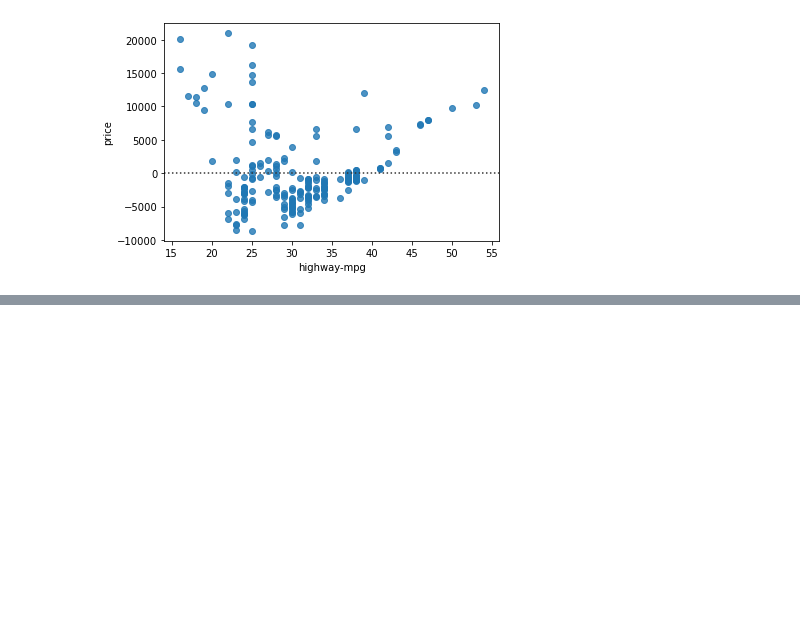
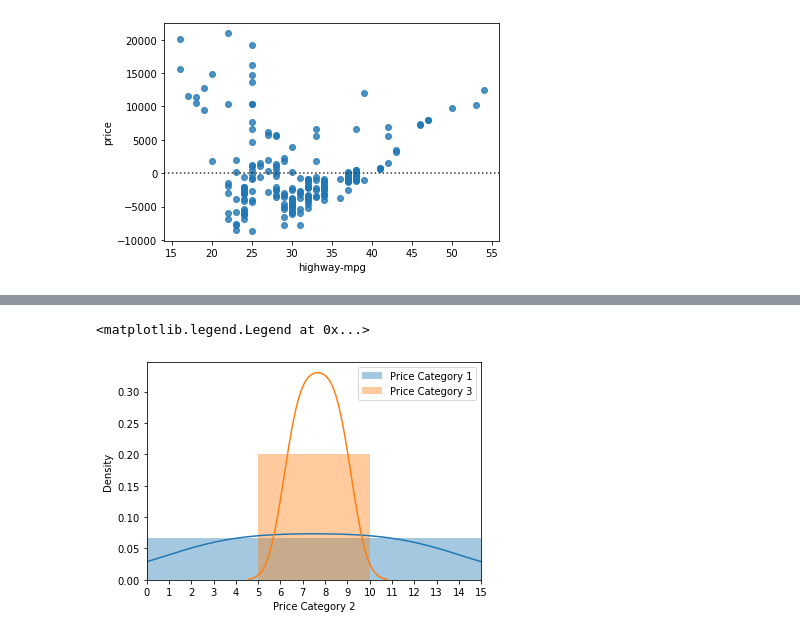
Before and after one commit to manimanis/DA0101EN, a Jupyter notebook: labs/anova.ipynb, the cells around one changed output, grey strips where cells are left out. Saved outputs shown, nothing was run; the diff lists cells and outputs as text; code cells hidden in the pictures; blank space fills up the shorter version.

```diff
--- a/labs/anova.ipynb
+++ b/labs/anova.ipynb
@@ -191,0 +203,11 @@ sns.residplot(x=x1, y=y1)
+# %%
+y = pd.Series(y, name="Price Category 1")
+y1 = pd.Series(y1, name="Price Category 2")
+sns.distplot(y, bins=np.linspace(0, 15, 4), label="Price Category 1")
+sns.distplot(y1, bins=np.linspace(0, 15, 4), label="Price Category 3")
+plt.xlim(0, 15)
+plt.xticks(ticks=np.arange(0, 16))
+plt.legend()
+# %% [output]
+<matplotlib.legend.Legend at 0x...>
+[figure, added]
```
Also changed, not shown: parts of 26 cells of this notebook, 14 other files.
